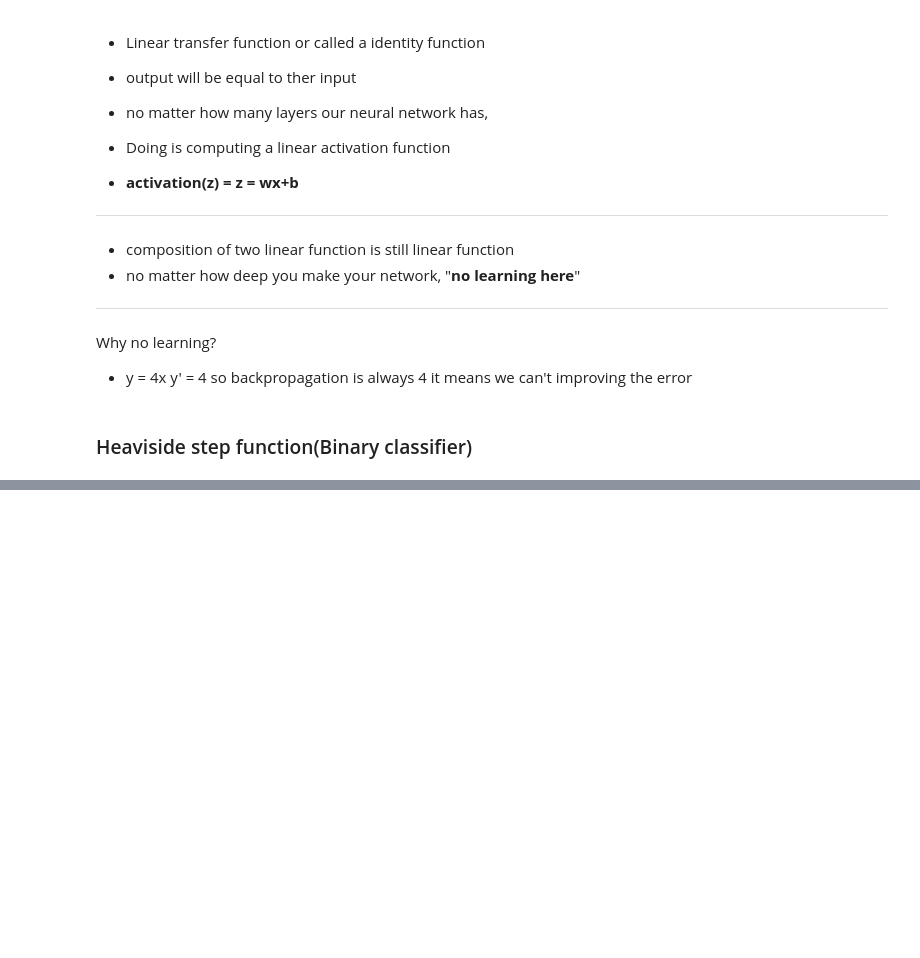
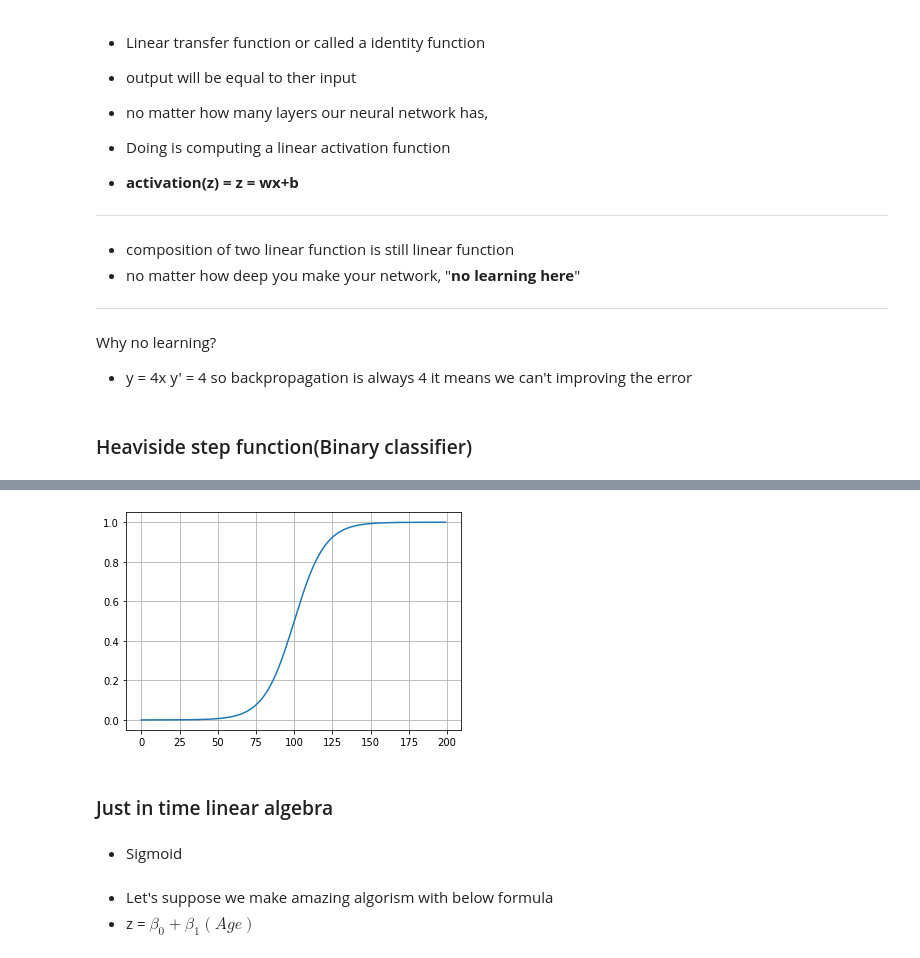
Before and after one commit to FLY-CODE77/opencv, a Jupyter notebook: DeepLearningForVisionSystem/Part2.Deep-learning-and-neural-network.ipynb, the cells around one changed output, grey strips where cells are left out. Cells and saved outputs as stored; diff of their text form; code cells hidden in the pictures; blank space fills up the shorter version.

```diff
--- a/DeepLearningForVisionSystem/Part2.Deep-learning-and-neural-network.ipynb
+++ b/DeepLearningForVisionSystem/Part2.Deep-learning-and-neural-network.ipynb
@@ -260,0 +288,18 @@ Why no learning?
+# %%
+import numpy as np
+
+def sigmoid(x):
+    return 1/ (1 + np.exp(-x))
+# %%
+x = np.arange(-10, 10, 0.1)
+plt.plot(sigmoid(x))
+plt.grid('on')
+# %% [output]
+[figure, added]
+# %% [markdown]
+### Just in time linear algebra
+# %% [markdown]
+- Sigmoid
+# %% [markdown]
+- Let's suppose we make amazing algorism with below formula
+- z = $\beta_0 + \beta_1(Age)$
```
Also changed, not shown: parts of 28 cells of this notebook.
